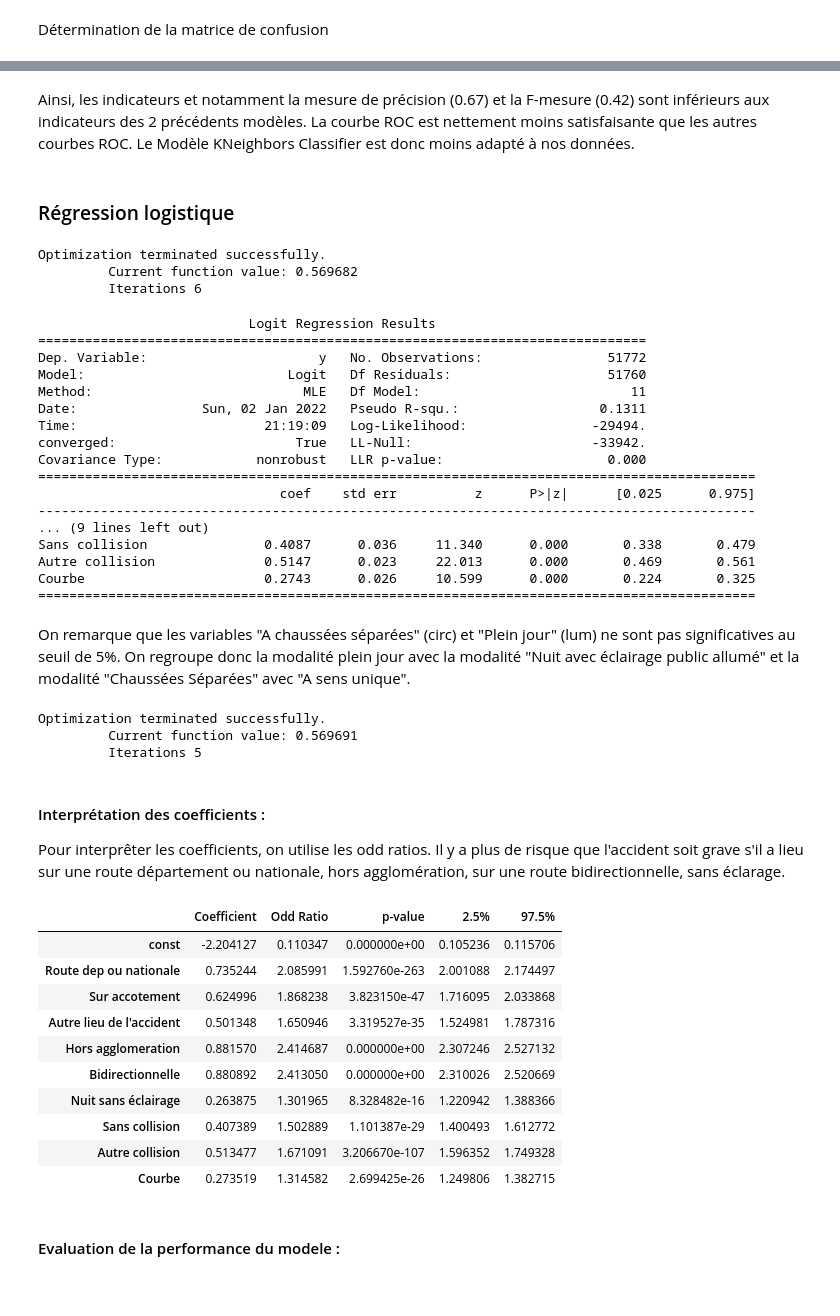
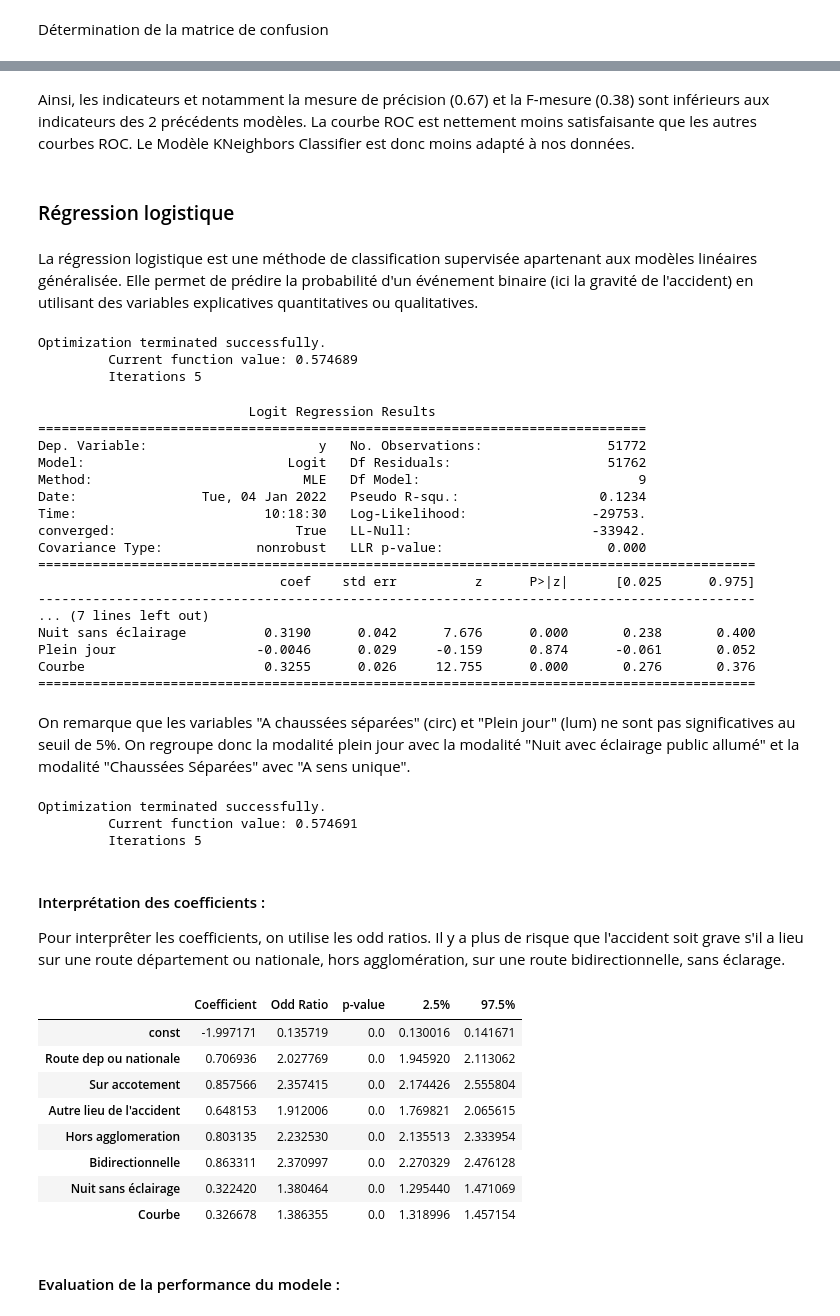
Before and after one commit to Clotilde-23/Accidents-corporels, a Jupyter notebook: Modelisation.ipynb, the cells around one changed output, grey strips where cells are left out. Saved outputs shown, nothing was run; the diff lists cells and outputs as text; code cells hidden in the pictures.

```diff
--- a/Modelisation.ipynb
+++ b/Modelisation.ipynb
@@ -92,9 +90,6 @@ df_accidents["y"] = (df_accidents["gravite"]==2).astype(int)
 
 
 # Variables explicatives :
-df_accidents["Sans collision"] = pd.get_dummies(df_accidents["collision"])["Sans collision"]
-df_accidents["Autre collision"] = pd.get_dummies(df_accidents["collision"])["autre"]
-
 df_accidents["Route dep ou nationale"] = pd.get_dummies(df_accidents["catr"])["Route départementale ou nationale + Autre"]
 
 df_accidents["Sur accotement"] = pd.get_dummies(df_accidents["situ"])["Sur accotement"]
@@ -117,7 +110,7 @@ Créer les échantillons de test et d'apprentissage
 # Les variables explicatives sous forme d'indicatrices
 col = ["Route dep ou nationale", "Sur accotement", "Autre lieu de l'accident", "Hors agglomeration",
        "A chaussées séparées", "Bidirectionnelle", "Nuit sans éclairage", "Plein jour",
-       "Sans collision", "Autre collision", "Courbe"]
+       "Courbe"]
 
 # Créer de la base de donner avec uniquement les variables explicatives
 df_temp = df_accidents[col]
@@ -386,38 +334,41 @@ matrice_confusion(classification_KNN)
 # %% [markdown]
-Ainsi, les indicateurs et notamment la mesure de précision (0.67) et la F-mesure (0.42) sont inférieurs aux indicateurs des 2 précédents modèles. La courbe ROC est nettement moins satisfaisante que les autres courbes ROC. Le Modèle KNeighbors Classifier est donc moins adapté à nos données.
+Ainsi, les indicateurs et notamment la mesure de précision (0.67) et la F-mesure (0.38) sont inférieurs aux indicateurs des 2 précédents modèles. La courbe ROC est nettement moins satisfaisante que les autres courbes ROC. Le Modèle KNeighbors Classifier est donc moins adapté à nos données.
 # %% [markdown]
 ### Régression logistique
+# %% [markdown]
+La régression logistique est une méthode de classification supervisée apartenant aux modèles linéaires généralisée. Elle permet de prédire la probabilité d'un événement binaire (ici la gravité de l'accident) en utilisant des variables explicatives quantitatives ou qualitatives.
 # %%
-import statsmodels as sm
 from statsmodels.tools import add_constant
+from statsmodels.api import Logit
+
+# On ajoute une constante à notre tableau de variables explicatives
 XTrainBis = sm.tools.add_constant(xTrain)
 
-from statsmodels.api import Logit
-#régression logistique - on passe la cible et les explicatives
+# Apprentissage du modèle :
 modele_logistique = Logit(endog=yTrain,exog=XTrainBis).fit()
 # %% [output]
 Optimization terminated successfully.
-         Current function value: 0.569682
-         Iterations 6
+         Current function value: 0.574689
+         Iterations 5
 # %%
 print(modele_logistique.summary())
 # %% [output]
                            Logit Regression Results
 ==============================================================================
 Dep. Variable:                      y   No. Observations:                51772
-Model:                          Logit   Df Residuals:                    51760
-Method:                           MLE   Df Model:                           11
-Date:                Sun, 02 Jan 2022   Pseudo R-squ.:                  0.1311
-Time:                        21:19:09   Log-Likelihood:                -29494.
+Model:                          Logit   Df Residuals:                    51762
+Method:                           MLE   Df Model:                            9
+Date:                Tue, 04 Jan 2022   Pseudo R-squ.:                  0.1234
+Time:                        10:18:30   Log-Likelihood:                -29753.
 converged:                       True   LL-Null:                       -33942.
 Covariance Type:            nonrobust   LLR p-value:                     0.000
 ============================================================================================
                                coef    std err          z      P>|z|      [0.025      0.975]
 --------------------------------------------------------------------------------------------
-... (9 lines left out)
-Sans collision               0.4087      0.036     11.340      0.000       0.338       0.479
-Autre collision              0.5147      0.023     22.013      0.000       0.469       0.561
-Courbe                       0.2743      0.026     10.599      0.000       0.224       0.325
+... (7 lines left out)
+Nuit sans éclairage          0.3190      0.042      7.676      0.000       0.238       0.400
+Plein jour                  -0.0046      0.029     -0.159      0.874      -0.061       0.052
+Courbe                       0.3255      0.026     12.755      0.000       0.276       0.376
 ============================================================================================
 # %% [markdown]
 On remarque que les variables "A chaussées séparées" (circ) et "Plein jour" (lum) ne sont pas significatives au seuil de 5%. On regroupe donc la modalité plein jour avec la modalité "Nuit avec éclairage public allumé" et la modalité "Chaussées Séparées" avec "A sens unique".
@@ -435,8 +375,11 @@ xTrain2, xTest2, yTrain2, yTest2 = train_test_split(df_temp2, df_accidents["y"].
+# %%
+xTrain2 = xTrain.drop(['A chaussées séparées', 'Plein jour'], 1)
+xTest2 = xTest.drop(['A chaussées séparées', 'Plein jour'], 1)
 # %%
-modele_logistique_2 = Logit(endog=yTrain2,exog=sm.tools.add_constant(xTrain2)).fit()
+modele_logistique_2 = Logit(endog=yTrain,exog=sm.tools.add_constant(xTrain2)).fit()
 # %% [output]
 Optimization terminated successfully.
-         Current function value: 0.569691
+         Current function value: 0.574691
          Iterations 5
 # %% [markdown]
 #### Interprétation des coefficients :
@@ -444,22 +387,20 @@ Pour interprêter les coefficients, on utilise les odd ratios. Il y a plus de ri
 # %%
 model_odds = pd.DataFrame(modele_logistique_2.params, columns= ['Coefficient'])
 model_odds["Odd Ratio"] = np.exp(modele_logistique_2.params)
-model_odds['p-value']= modele_logistique_2.pvalues
+model_odds['p-value']= round(modele_logistique_2.pvalues, 3)
 model_odds[['2.5%', '97.5%']] = np.exp(modele_logistique_2.conf_int())
 
 model_odds
 # %% [output]
 |  | Coefficient | Odd Ratio | p-value | 2.5% | 97.5% |
-| const | -2.204127 | 0.110347 | 0.000000e+00 | 0.105236 | 0.115706 |
-| Route dep ou nationale | 0.735244 | 2.085991 | 1.592760e-263 | 2.001088 | 2.174497 |
-| Sur accotement | 0.624996 | 1.868238 | 3.823150e-47 | 1.716095 | 2.033868 |
-| Autre lieu de l'accident | 0.501348 | 1.650946 | 3.319527e-35 | 1.524981 | 1.787316 |
-| Hors agglomeration | 0.881570 | 2.414687 | 0.000000e+00 | 2.307246 | 2.527132 |
-| Bidirectionnelle | 0.880892 | 2.413050 | 0.000000e+00 | 2.310026 | 2.520669 |
-| Nuit sans éclairage | 0.263875 | 1.301965 | 8.328482e-16 | 1.220942 | 1.388366 |
-| Sans collision | 0.407389 | 1.502889 | 1.101387e-29 | 1.400493 | 1.612772 |
-| Autre collision | 0.513477 | 1.671091 | 3.206670e-107 | 1.596352 | 1.749328 |
-| Courbe | 0.273519 | 1.314582 | 2.699425e-26 | 1.249806 | 1.382715 |
+| const | -1.997171 | 0.135719 | 0.0 | 0.130016 | 0.141671 |
+| Route dep ou nationale | 0.706936 | 2.027769 | 0.0 | 1.945920 | 2.113062 |
+| Sur accotement | 0.857566 | 2.357415 | 0.0 | 2.174426 | 2.555804 |
+| Autre lieu de l'accident | 0.648153 | 1.912006 | 0.0 | 1.769821 | 2.065615 |
+| Hors agglomeration | 0.803135 | 2.232530 | 0.0 | 2.135513 | 2.333954 |
+| Bidirectionnelle | 0.863311 | 2.370997 | 0.0 | 2.270329 | 2.476128 |
+| Nuit sans éclairage | 0.322420 | 1.380464 | 0.0 | 1.295440 | 1.471069 |
+| Courbe | 0.326678 | 1.386355 | 0.0 | 1.318996 | 1.457154 |
 # %% [markdown]
 #### Evaluation de la performance du modele :
 # %%
```
Also changed, not shown: parts of 30 cells of this notebook, 2 other files.
